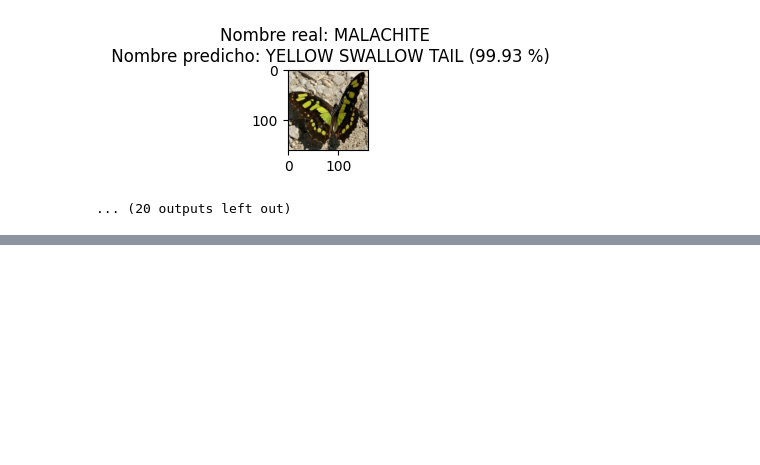
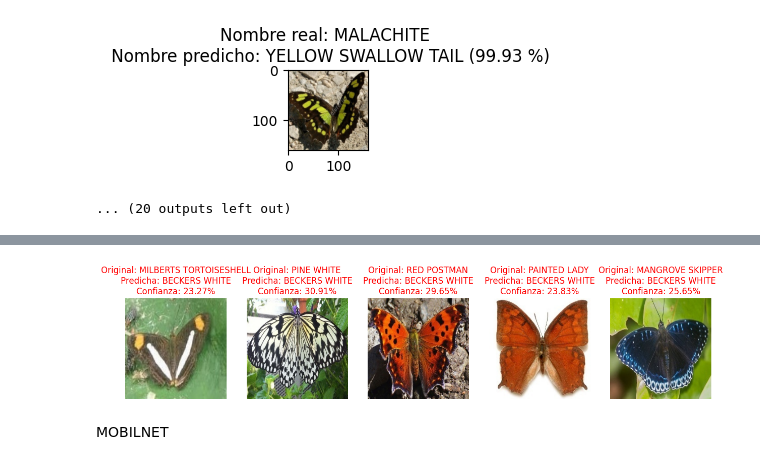
Before and after one commit to alaguilarunal/CNN_MINTIC_PROJ, a Jupyter notebook: workbook.ipynb, the cells around one changed output, grey strips where cells are left out. Cells and saved outputs as stored; diff of their text form; code cells hidden in the pictures; blank space fills up the shorter version.

Commit message:
Added 3 pre trained models

```diff
--- a/workbook.ipynb
+++ b/workbook.ipynb
@@ -221,0 +401,25 @@ for images,labels in test_dataset.take(1):
+# %%
+# Tomo un batch de imágenes del generador de validación
+validation_images, validation_labels = next(iter(validation_generator))
+
+predictions = model_resnet50.predict(validation_images)
+predicted_labels = np.argmax(predictions, axis=1)
+true_labels = np.argmax(validation_labels, axis=1)
+
+class_names = list(validation_generator.class_indices.keys())
+
+num_images_to_display = 5
+plt.figure(figsize=(15, 15))
+
+for i in range(num_images_to_display):
+    plt.subplot(1, num_images_to_display, i + 1)
+    plt.imshow(validation_images[i])
+    plt.axis('off')
+    true_class = class_names[true_labels[i]]
+    predicted_class = class_names[predicted_labels[i]]
+    confidence = predictions[i][predicted_labels[i]] * 100
+    title = f"Original: {true_class}\nPredicha: {predicted_class}\nConfianza: {confidence:.2f}%"
+    plt.title(title, color=("green" if true_class == predicted_class else "red"))
+
+plt.show()
+# %% [output]
@@ -221,0 +427,3 @@ for images,labels in test_dataset.take(1):
+[figure, added]
+# %% [markdown]
+MOBILNET
```
Also changed, not shown: parts of 19 cells of this notebook.
